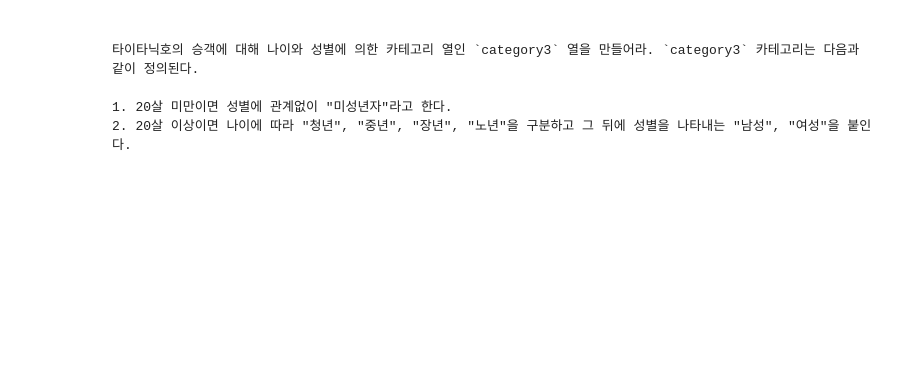
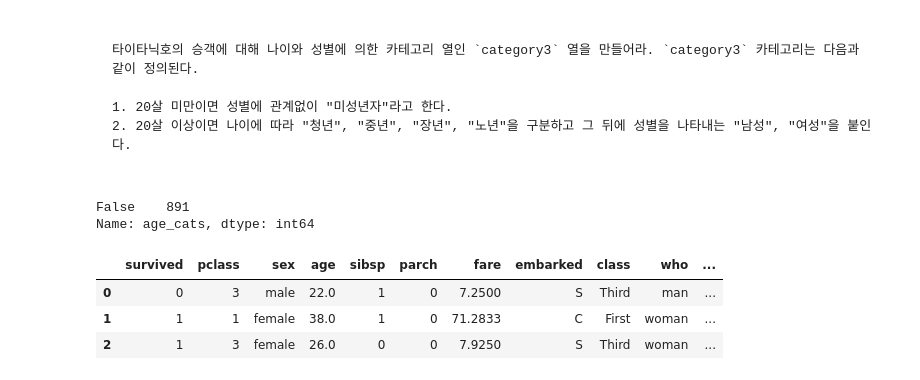
Before and after one commit to k2moon/python, a Jupyter notebook: pandas/pandas04.ipynb, the cells around one changed output. Saved outputs shown, nothing was run; the diff lists cells and outputs as text; code cells hidden in the pictures; blank space fills up the shorter version.

`````diff
--- a/pandas/pandas04.ipynb
+++ b/pandas/pandas04.ipynb
@@ -354,3 +390,8 @@ df3.apply(pd.value_counts).fillna(0.0)
 타이타닉호의 승객 중 나이를 명시하지 않은 고객은 나이를 명시한 고객의 평균 나이 값이 되도록 titanic 데이터프레임을 고쳐라.
 
 ````
+# %%
+titanic['age'].isnull().value_counts()
+age_mean = round(titanic['age'].mean())
+titanic['age'].fillna(age_mean, inplace=True)
+titanic['age'].isnull().value_counts()
@@ -377,3 +421,6 @@ df3.apply(pd.value_counts).fillna(0).astype(int)
 3. 예를 들어 27살 남성은 `male27` 값이 된다.
 
 ````
+# %%
+titanic['category2'] = titanic['sex'] + titanic['age'].astype(int).astype(str)
+titanic['category2'].head(3)
@@ -479,3 +531,9 @@ labels = ["미성년자", "청년", "중년", "장년", "노년"]
 
 그리고 각 나이 그룹의 승객 비율을 구한다. 비율의 전체 합은 1이 되어야 한다.
 ````
+# %%
+bins = [1, 20, 30, 50, 70, 100]
+labels = ["미성년자", "청년", "중년", "장년", "노년"]
+cats = pd.cut(titanic['age'], bins, labels=labels)
+titanic['age_cats'] = cats
+titanic.head()
@@ -488,3 +560,22 @@ labels = ["미성년자", "청년", "중년", "장년", "노년"]
 2. 20살 이상이면 나이에 따라 "청년", "중년", "장년", "노년"을 구분하고 그 뒤에 성별을 나타내는 "남성", "여성"을 붙인다.
 
 ````
+# %%
+titanic['age'].min(), titanic['age'].max() # 0.42, 80.0
+bins = [0, 20, 30, 50, 70, 100]
+labels = ["미성년자", "청년", "중년", "장년", "노년"]
+cats = pd.cut(titanic['age'], bins, labels=labels)
+titanic['age_cats'] = cats
+titanic.head()
+titanic['age_cats'].isna().value_counts()
+# %% [output]
+False    891
+Name: age_cats, dtype: int64
+# %%
+titanic['sex_ko'] = titanic['sex'].apply(lambda x: '남자' if x == 'male' else '여자')
+titanic.head(3)
+# %% [output]
+|  | survived | pclass | sex | age | sibsp | parch | fare | embarked | class | who | ... |
+| 0 | 0 | 3 | male | 22.0 | 1 | 0 | 7.2500 | S | Third | man | ... |
+| 1 | 1 | 1 | female | 38.0 | 1 | 0 | 71.2833 | C | First | woman | ... |
+| 2 | 1 | 3 | female | 26.0 | 0 | 0 | 7.9250 | S | Third | woman | ... |
`````
Also changed, not shown: parts of 11 cells of this notebook.
